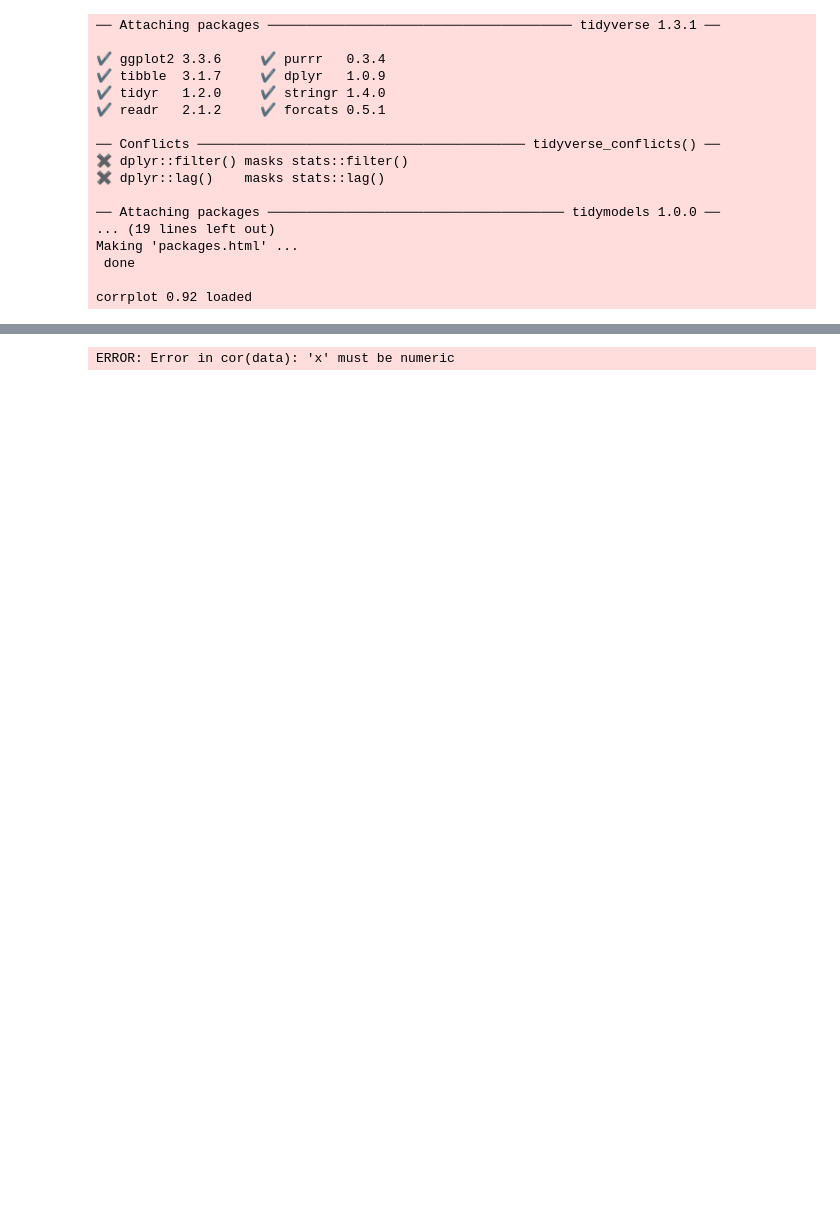
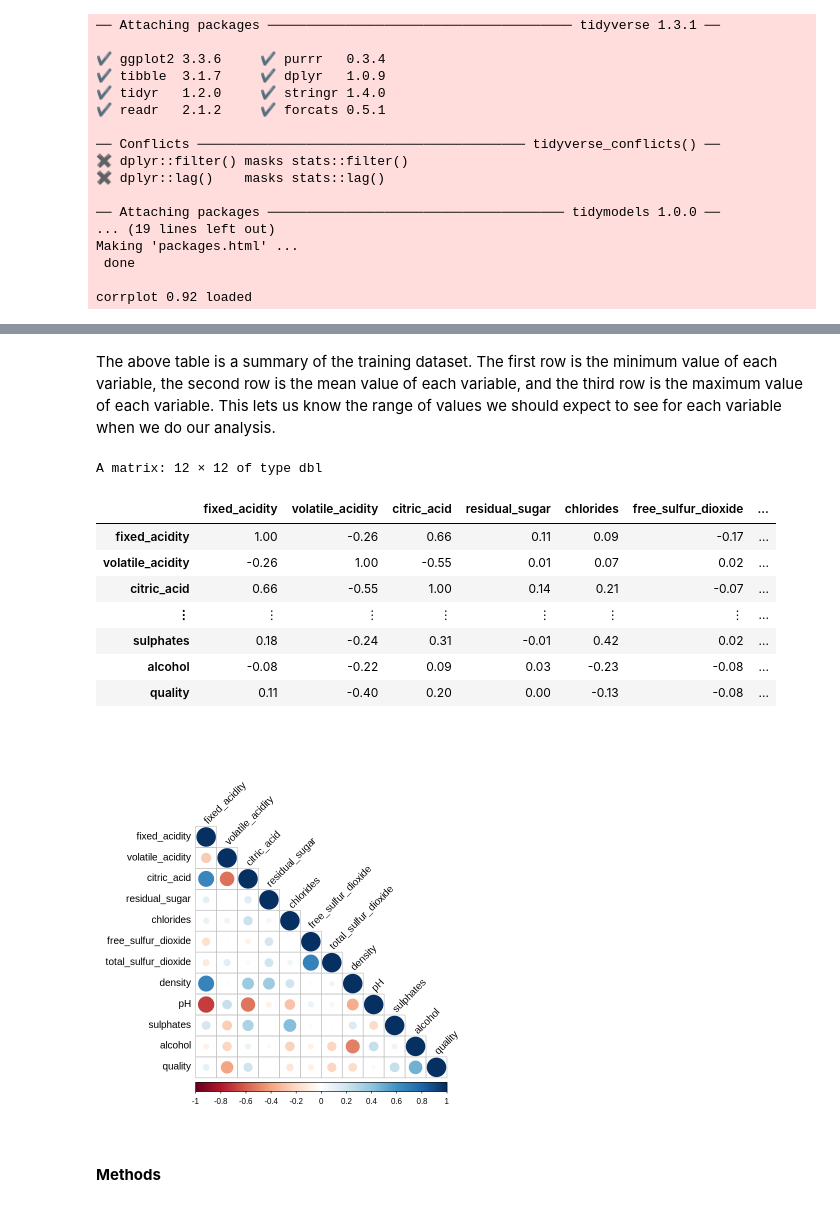
Before and after one commit to aleong2004/Wine-Quality-Prediction, a Jupyter notebook: Project.ipynb, the cells around one changed output, grey strips where cells are left out. Cells and saved outputs as stored; diff of their text form; code cells hidden in the pictures; blank space fills up the shorter version.

```diff
--- a/Project.ipynb
+++ b/Project.ipynb
@@ -26,7 +36,8 @@ Making 'packages.html' ...
 
 corrplot 0.92 loaded
 # %%
-data <- read_csv2(file = "data/winequality-red (1).csv", skip = 1,
+url <- "https://archive.ics.uci.edu/ml/machine-learning-databases/wine-quality/winequality-red.csv"
+wine_data <- read_delim(url, skip = 1, delim = ";",
                        col_names = c("fixed_acidity",
                                      "volatile_acidity",
                                      "citric_acid",
@@ -39,6 +50,8 @@ data <- read_csv2(file = "data/winequality-red (1).csv", skip = 1,
                                      "sulphates",
                                      "alcohol",
                                      "quality")) |>
-              mutate(across("fixed_acidity":"alcohol"), as.numeric())
-data
+              mutate(across("fixed_acidity":"quality", as.numeric))
+wine_data
+
+#reading wine_data
 # %% [output]
@@ -59,0 +75,6 @@ ERROR: Error in `mutate()`:
+# %%
+wine_split <- initial_split(wine_data, prop = 0.75, strata = quality)
+wine_training <- training(wine_split)
+wine_testing <- testing(wine_split)
+
+#splitting wine data into training/testing
@@ -60,5 +102,18 @@ ERROR: Error in `mutate()`:
+# %% [markdown]
+The above table is a summary of the training dataset. The first row is the minimum value of each variable, the second row is the mean value of each variable, and the third row is the maximum value of each variable. This lets us know the range of values we should expect to see for each variable when we do our analysis.
 # %%
-corr <- cor(data)
+corr <- cor(wine_training)
 round(corr, 2)
+corrplot(corr, type = "lower",
+         tl.col = "black", tl.srt = 45)
 # %% [output]
-ERROR: Error in cor(data): 'x' must be numeric
+A matrix: 12 × 12 of type dbl
+|  | fixed_acidity | volatile_acidity | citric_acid | residual_sugar | chlorides | free_sulfur_dioxide | ... |
+| fixed_acidity | 1.00 | -0.26 | 0.66 | 0.11 | 0.09 | -0.17 | ... |
+| volatile_acidity | -0.26 | 1.00 | -0.55 | 0.01 | 0.07 | 0.02 | ... |
+| citric_acid | 0.66 | -0.55 | 1.00 | 0.14 | 0.21 | -0.07 | ... |
+| ⋮ | ⋮ | ⋮ | ⋮ | ⋮ | ⋮ | ⋮ | ... |
+| sulphates | 0.18 | -0.24 | 0.31 | -0.01 | 0.42 | 0.02 | ... |
+| alcohol | -0.08 | -0.22 | 0.09 | 0.03 | -0.23 | -0.08 | ... |
+| quality | 0.11 | -0.40 | 0.20 | 0.00 | -0.13 | -0.08 | ... |
+[figure, added]
@@ -67,0 +120,2 @@ corrplot(corr, type = "lower",
+# %% [markdown]
+**Methods**
```
Also changed, not shown: parts of 14 cells of this notebook.
